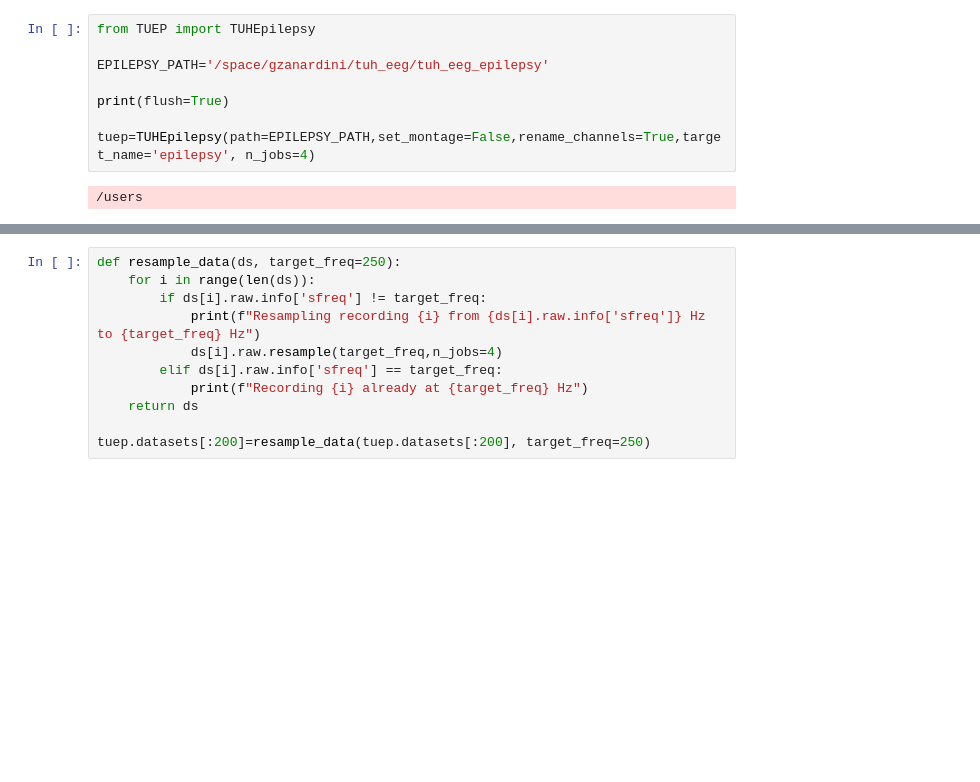
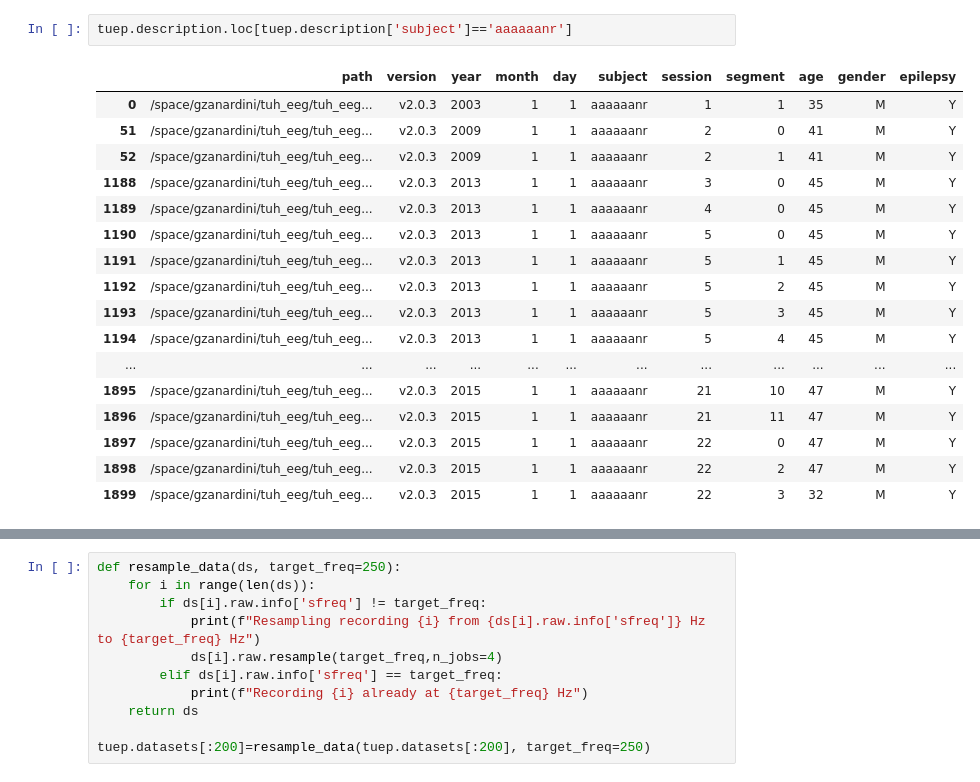
Before and after one commit to gzanardini/IED-free-EEG-classification, a Jupyter notebook: test.ipynb, the cells around one changed output, grey strips where cells are left out. Drawn from its saved outputs; the diff is of its cells as text; blank space fills up the shorter version.

```diff
--- a/test.ipynb
+++ b/test.ipynb
@@ -7,10 +14,20 @@ pd.set_option("display.max_columns", None)
-# %%
-from TUEP import TUHEpilepsy
-
-EPILEPSY_PATH='/space/gzanardini/tuh_eeg/tuh_eeg_epilepsy'
-
-print(flush=True)
-
-tuep=TUHEpilepsy(path=EPILEPSY_PATH,set_montage=False,rename_channels=True,target_name='epilepsy', n_jobs=4)
-# %% [output]
-/users
+# %%
+tuep.description.loc[tuep.description['subject']=='aaaaaanr']
+# %% [output]
+|  | path | version | year | month | day | subject | session | segment | age | gender | epilepsy |
+| 0 | /space/gzanardini/tuh_eeg/tuh_eeg... | v2.0.3 | 2003 | 1 | 1 | aaaaaanr | 1 | 1 | 35 | M | Y |
+| 51 | /space/gzanardini/tuh_eeg/tuh_eeg... | v2.0.3 | 2009 | 1 | 1 | aaaaaanr | 2 | 0 | 41 | M | Y |
+| 52 | /space/gzanardini/tuh_eeg/tuh_eeg... | v2.0.3 | 2009 | 1 | 1 | aaaaaanr | 2 | 1 | 41 | M | Y |
+| 1188 | /space/gzanardini/tuh_eeg/tuh_eeg... | v2.0.3 | 2013 | 1 | 1 | aaaaaanr | 3 | 0 | 45 | M | Y |
+| 1189 | /space/gzanardini/tuh_eeg/tuh_eeg... | v2.0.3 | 2013 | 1 | 1 | aaaaaanr | 4 | 0 | 45 | M | Y |
+| 1190 | /space/gzanardini/tuh_eeg/tuh_eeg... | v2.0.3 | 2013 | 1 | 1 | aaaaaanr | 5 | 0 | 45 | M | Y |
+| 1191 | /space/gzanardini/tuh_eeg/tuh_eeg... | v2.0.3 | 2013 | 1 | 1 | aaaaaanr | 5 | 1 | 45 | M | Y |
+| 1192 | /space/gzanardini/tuh_eeg/tuh_eeg... | v2.0.3 | 2013 | 1 | 1 | aaaaaanr | 5 | 2 | 45 | M | Y |
+| 1193 | /space/gzanardini/tuh_eeg/tuh_eeg... | v2.0.3 | 2013 | 1 | 1 | aaaaaanr | 5 | 3 | 45 | M | Y |
+| 1194 | /space/gzanardini/tuh_eeg/tuh_eeg... | v2.0.3 | 2013 | 1 | 1 | aaaaaanr | 5 | 4 | 45 | M | Y |
+| ... | ... | ... | ... | ... | ... | ... | ... | ... | ... | ... | ... |
+| 1895 | /space/gzanardini/tuh_eeg/tuh_eeg... | v2.0.3 | 2015 | 1 | 1 | aaaaaanr | 21 | 10 | 47 | M | Y |
+| 1896 | /space/gzanardini/tuh_eeg/tuh_eeg... | v2.0.3 | 2015 | 1 | 1 | aaaaaanr | 21 | 11 | 47 | M | Y |
+| 1897 | /space/gzanardini/tuh_eeg/tuh_eeg... | v2.0.3 | 2015 | 1 | 1 | aaaaaanr | 22 | 0 | 47 | M | Y |
+| 1898 | /space/gzanardini/tuh_eeg/tuh_eeg... | v2.0.3 | 2015 | 1 | 1 | aaaaaanr | 22 | 2 | 47 | M | Y |
+| 1899 | /space/gzanardini/tuh_eeg/tuh_eeg... | v2.0.3 | 2015 | 1 | 1 | aaaaaanr | 22 | 3 | 32 | M | Y |
```
Also changed, not shown: parts of 18 cells of this notebook, 3 other files.
